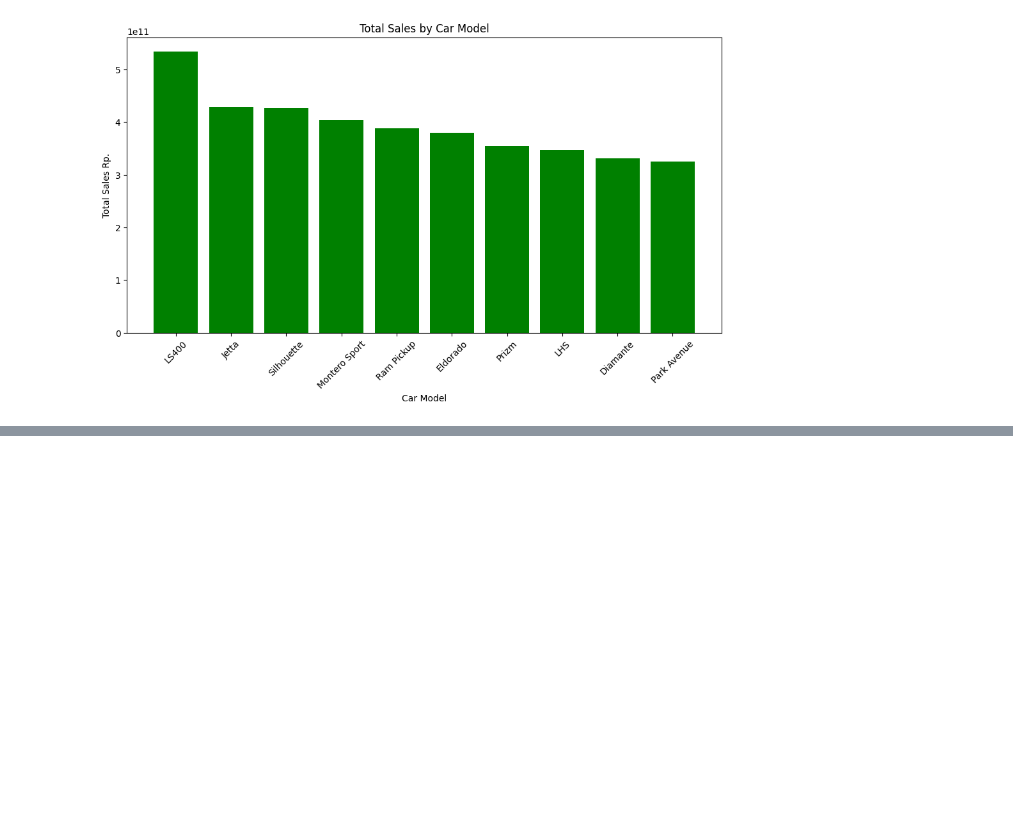
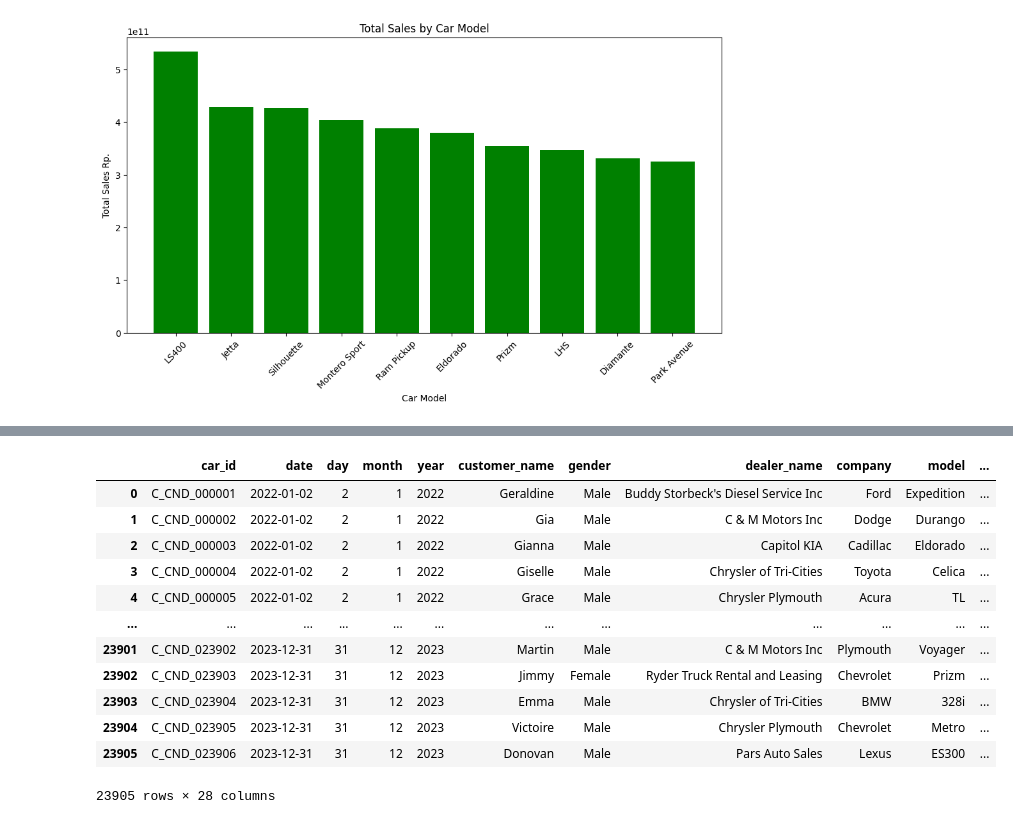
Before and after one commit to Mipjeiger/Car-sales-analytics-engineering, a Jupyter notebook: data_analytics/01_sales_analytics.ipynb, the cells around one changed output, grey strips where cells are left out. Drawn from its saved outputs; the diff is of its cells as text; code cells hidden in the pictures; blank space fills up the shorter version.

```diff
--- a/data_analytics/01_sales_analytics.ipynb
+++ b/data_analytics/01_sales_analytics.ipynb
@@ -7,7 +7,7 @@ warnings.filterwarnings("ignore")
 ## Load database
 # %%
 pd.set_option('display.max_columns', None)
-df = pd.read_csv("../app/database/Car Sales.xlsx - car_data.csv")
+df = pd.read_csv("../development/database/car_data.csv")
 df.head()
 # %% [output]
 |  | Car_id | Date | Customer Name | Gender | Annual Income | Dealer_Name | Company | Model | Engine | ... |
@@ -176,0 +213,16 @@ Text(0, 0.5, 'Total Sales Rp.')
+# %%
+df
+# %% [output]
+|  | car_id | date | day | month | year | customer_name | gender | dealer_name | company | model | ... |
+| 0 | C_CND_000001 | 2022-01-02 | 2 | 1 | 2022 | Geraldine | Male | Buddy Storbeck's Diesel Service Inc | Ford | Expedition | ... |
+| 1 | C_CND_000002 | 2022-01-02 | 2 | 1 | 2022 | Gia | Male | C & M Motors Inc | Dodge | Durango | ... |
+| 2 | C_CND_000003 | 2022-01-02 | 2 | 1 | 2022 | Gianna | Male | Capitol KIA | Cadillac | Eldorado | ... |
+| 3 | C_CND_000004 | 2022-01-02 | 2 | 1 | 2022 | Giselle | Male | Chrysler of Tri-Cities | Toyota | Celica | ... |
+| 4 | C_CND_000005 | 2022-01-02 | 2 | 1 | 2022 | Grace | Male | Chrysler Plymouth | Acura | TL | ... |
+| ... | ... | ... | ... | ... | ... | ... | ... | ... | ... | ... | ... |
+| 23901 | C_CND_023902 | 2023-12-31 | 31 | 12 | 2023 | Martin | Male | C & M Motors Inc | Plymouth | Voyager | ... |
+| 23902 | C_CND_023903 | 2023-12-31 | 31 | 12 | 2023 | Jimmy | Female | Ryder Truck Rental and Leasing | Chevrolet | Prizm | ... |
+| 23903 | C_CND_023904 | 2023-12-31 | 31 | 12 | 2023 | Emma | Male | Chrysler of Tri-Cities | BMW | 328i | ... |
+| 23904 | C_CND_023905 | 2023-12-31 | 31 | 12 | 2023 | Victoire | Male | Chrysler Plymouth | Chevrolet | Metro | ... |
+| 23905 | C_CND_023906 | 2023-12-31 | 31 | 12 | 2023 | Donovan | Male | Pars Auto Sales | Lexus | ES300 | ... |
+23905 rows × 28 columns
```
Also changed, not shown: parts of 4 cells of this notebook, 3 other files.
